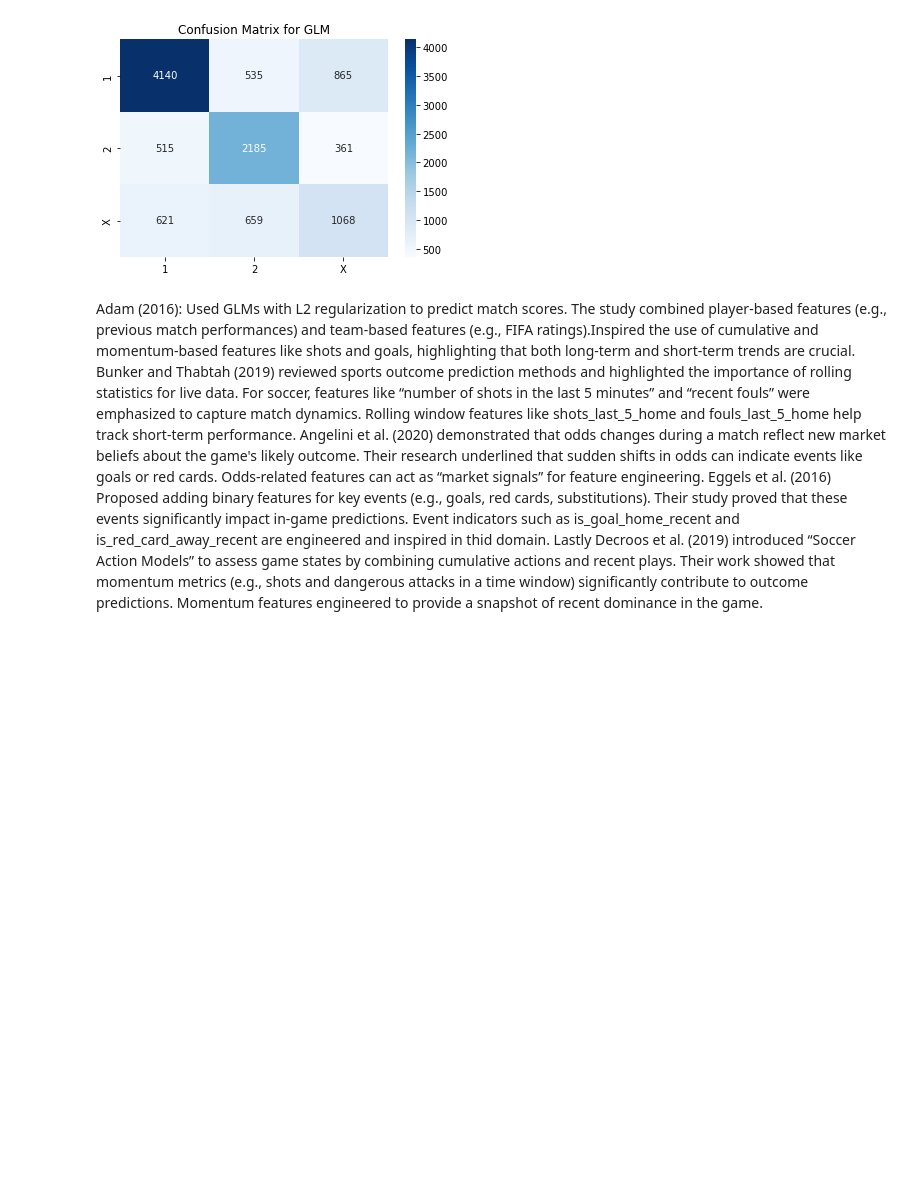
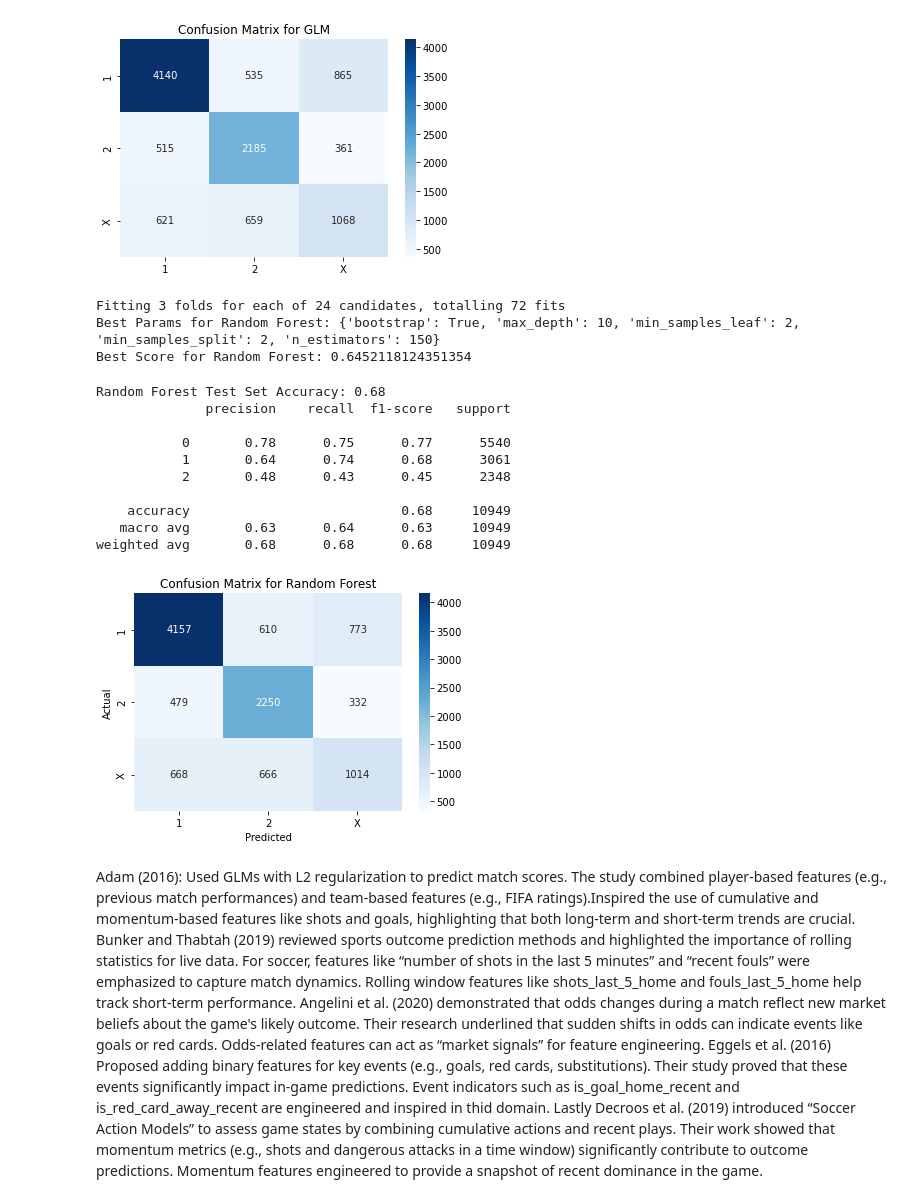
Before and after one commit to fbaakyildiz/IE582TERMPROJECT, a Jupyter notebook: WORK.ipynb, the cells around one changed output. Cells and saved outputs as stored; diff of their text form; code cells hidden in the pictures; blank space fills up the shorter version.

```diff
--- a/WORK.ipynb
+++ b/WORK.ipynb
@@ -319,6 +319,78 @@ GLM Test Set Accuracy: 0.68
    macro avg       0.63      0.64      0.63     10949
 weighted avg       0.68      0.68      0.68     10949
 [figure]
+# %%
+from sklearn.ensemble import RandomForestClassifier
+
+
+
+# Random Forest Classifier
+model_rf = RandomForestClassifier(random_state=42)
+
+# Updated hyperparameter grid
+param_grid_rf = {
+    'n_estimators': [100, 150],  # Number of trees
+    'max_depth': [10, 15, 20],  # Focus on key depths
+    'min_samples_split': [2, 5],  # Minimum samples required for split
+    'min_samples_leaf': [1, 2],  # Minimum samples per leaf
+    'bootstrap': [True]  # Only test bootstrap=True to reduce combinations
+}
+
+# GridSearchCV for Random Forest
+grid_search_rf = GridSearchCV(
+    estimator=model_rf,
+    param_grid=param_grid_rf,
+    cv=3,  # 3-fold cross-validation
+    n_jobs=4,  # Use 4 cores to balance load
+    verbose=1
+)
+
+# Fit with reduced grid
+grid_search_rf.fit(X_train, y_train)
+
+# Get best model, parameters, and score
+best_model_rf = grid_search_rf.best_estimator_
+best_params_rf = grid_search_rf.best_params_
+best_score_rf = grid_search_rf.best_score_
+
+print("Best Params for Random Forest:", best_params_rf)
+print("Best Score for Random Forest:", best_score_rf)
+# %% [output]
+Fitting 3 folds for each of 24 candidates, totalling 72 fits
+Best Params for Random Forest: {'bootstrap': True, 'max_depth': 10, 'min_samples_leaf': 2, 'min_samples_split': 2, 'n_estimators': 150}
+Best Score for Random Forest: 0.6452118124351354
+# %%
+best_model_rf.fit(X_train, y_train)
+
+# Predict on the test set
+y_pred_rf = best_model_rf.predict(X_test)
+
+# Calculate accuracy
+accuracy_rf = accuracy_score(y_test, y_pred_rf)
+print(f"Random Forest Test Set Accuracy: {accuracy_rf:.2f}")
+
+# Print classification report
+print(classification_report(y_test, y_pred_rf))
+
+# Plot confusion matrix
+cm_rf = confusion_matrix(y_test, y_pred_rf)
+sns.heatmap(cm_rf, annot=True, fmt='d', cmap='Blues', xticklabels=label_encoder.classes_, yticklabels=label_encoder.classes_)
+plt.title('Confusion Matrix for Random Forest')
+plt.xlabel('Predicted')
+plt.ylabel('Actual')
+plt.show()
+# %% [output]
+Random Forest Test Set Accuracy: 0.68
+              precision    recall  f1-score   support
+
+           0       0.78      0.75      0.77      5540
+           1       0.64      0.74      0.68      3061
+           2       0.48      0.43      0.45      2348
+
+    accuracy                           0.68     10949
+   macro avg       0.63      0.64      0.63     10949
+weighted avg       0.68      0.68      0.68     10949
+[figure, added]
 # %% [markdown]
 Adam (2016): Used GLMs with L2 regularization to predict match scores. The study combined player-based features (e.g., previous match performances) and team-based features (e.g., FIFA ratings).Inspired the use of cumulative and momentum-based features like shots and goals, highlighting that both long-term and short-term trends are crucial.
 Bunker and Thabtah (2019) reviewed sports outcome prediction methods and highlighted the importance of rolling statistics for live data. For soccer, features like “number of shots in the last 5 minutes” and “recent fouls” were emphasized to capture match dynamics.
```
